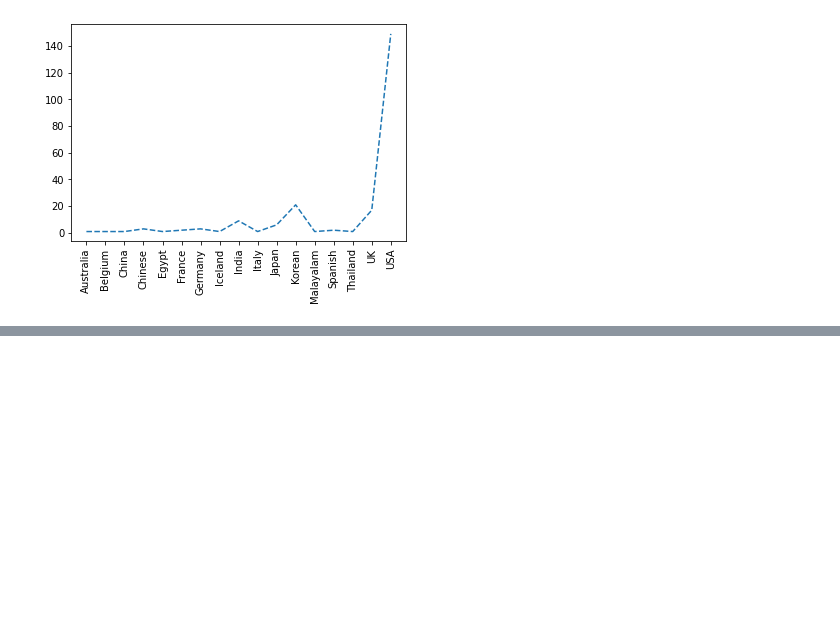
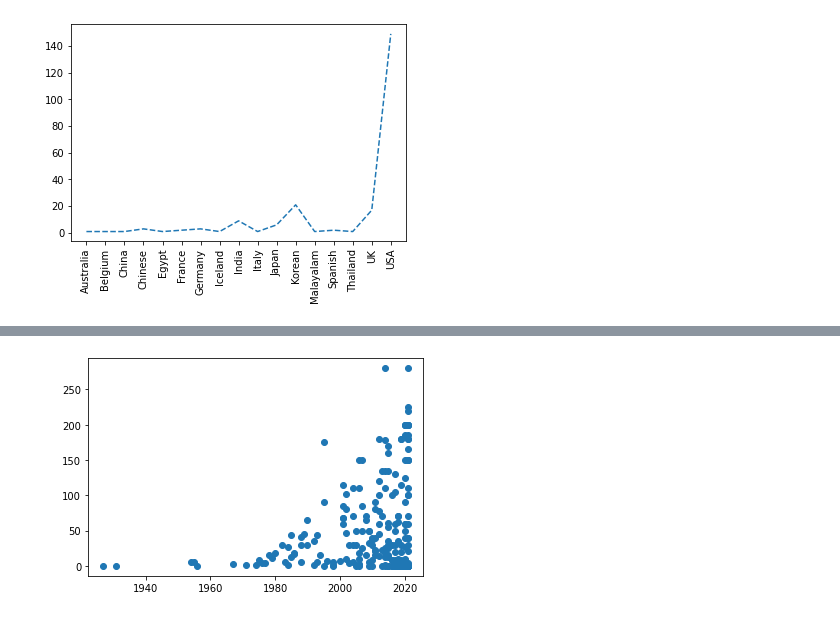
Before and after one commit to ShakilM26/Pandas, a Jupyter notebook: PMDB.ipynb, the cells around one changed output, grey strips where cells are left out. Cells and saved outputs as stored; diff of their text form; code cells hidden in the pictures; blank space fills up the shorter version.

```diff
--- a/PMDB.ipynb
+++ b/PMDB.ipynb
@@ -411,0 +472,9 @@ plt.show()
+# %%
+
+#How budget increse year by year
+plt.scatter(df['Year'], df['Budget'])
+plt.xlabel('Year', fontsize=13, color='white')
+plt.ylabel('Budget increasing', fontsize=13, color='white')
+plt.show()
+# %% [output]
+[figure, added]
```
Also changed, not shown: parts of 26 cells of this notebook.
